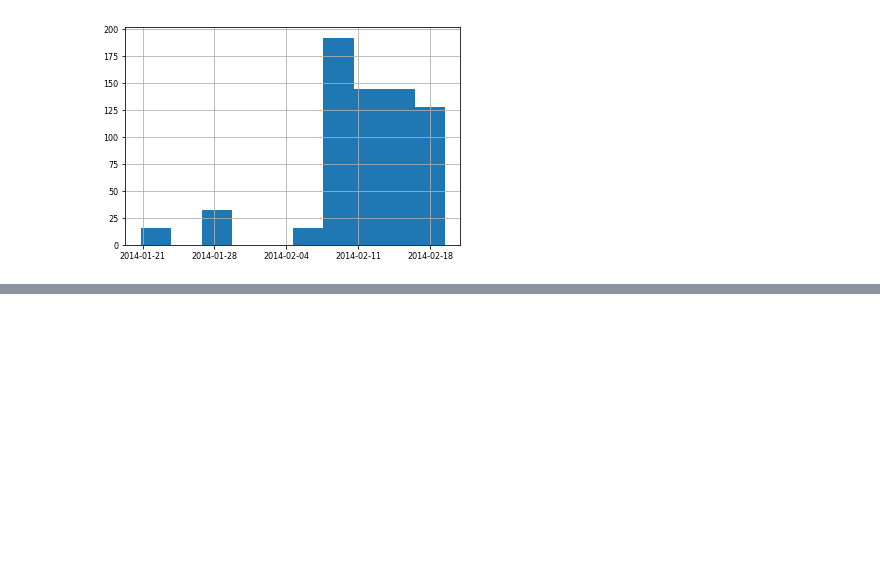
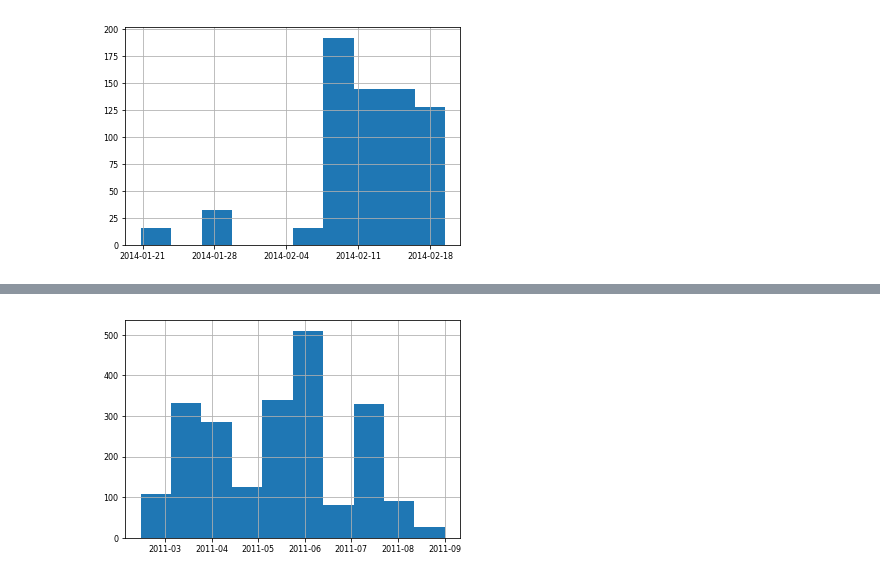
Before and after one commit to adityarn/antarctic_margins_MEOP, a Jupyter notebook: Across_ASF.ipynb, the cells around one changed output, grey strips where cells are left out. Saved outputs shown, nothing was run; the diff lists cells and outputs as text; code cells hidden in the pictures; blank space fills up the shorter version.

```diff
--- a/Across_ASF.ipynb
+++ b/Across_ASF.ipynb
@@ -243,0 +231,10 @@ boundingBox2 = viewProf.get_bounding_box(mPrydz, 6115471.6818 , 8857416.02885, 6
+# %%
+plt.close(1)
+plt.figure(1)
+boundingBox2 = viewProf.get_bounding_box(mPrydz, 6115471.6818 , 8857416.02885, 6141685.79287 , 8885655.77577)
+boundingBox2 = [ boundingBox2[0], boundingBox2[2] ]
+selectProfiles = viewProf.get_box_dfselector(dfmg, boundingBox2)
+dfmg.loc[selectProfiles & sel_years(dfmg, years=[2011]) ].JULD.hist()
+plt.show()
+# %% [output]
+[figure, added]
```
Also changed, not shown: parts of 71 cells of this notebook, 5 other files.
